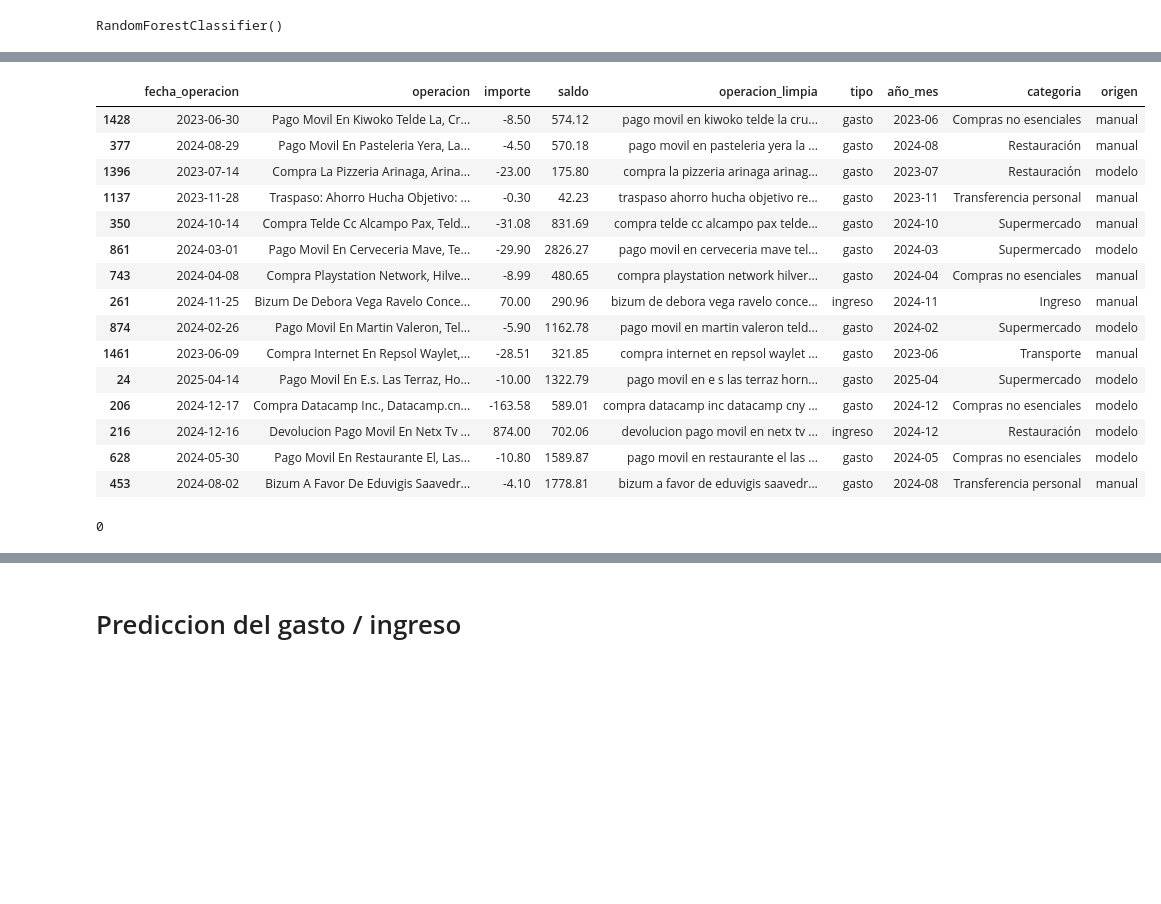
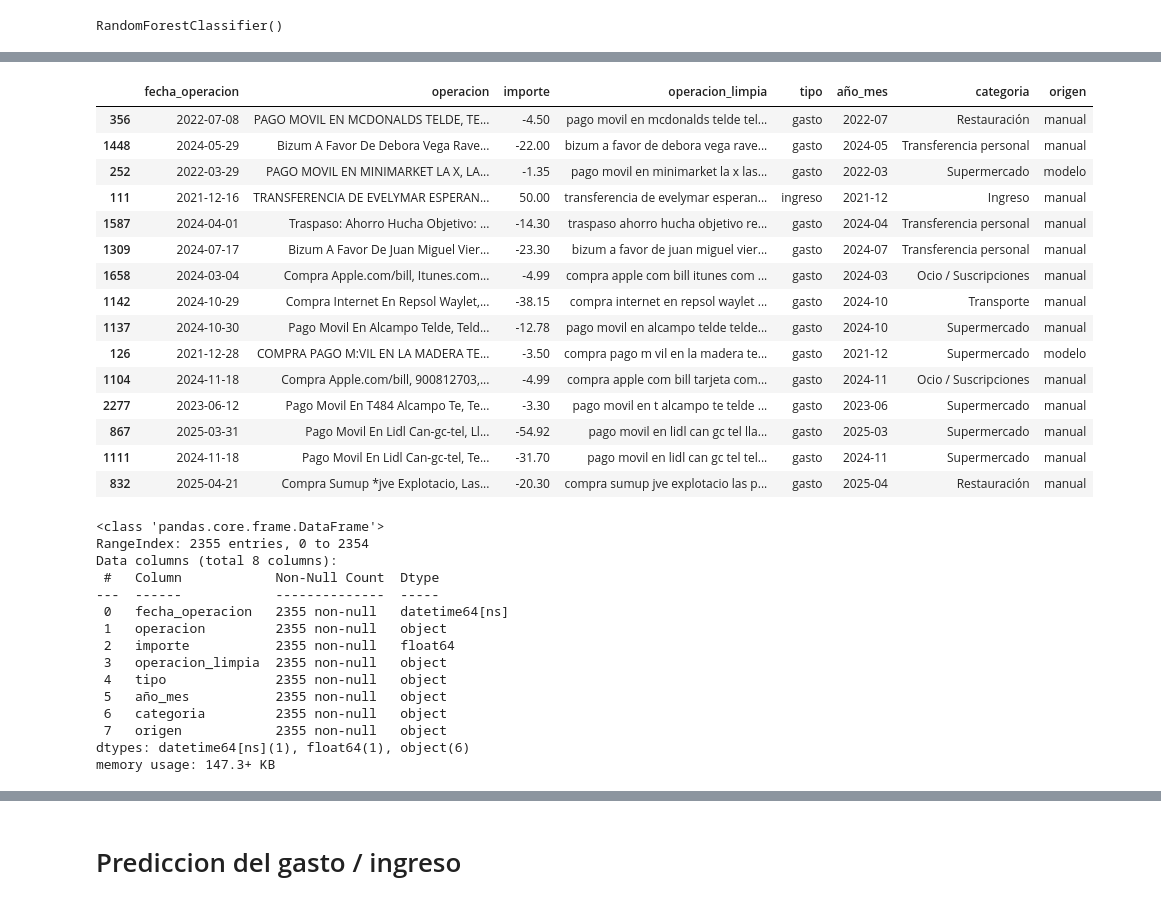
Before and after one commit to Ogomez07/Proyecto_TFM, a Jupyter notebook: preaparacion_datos.ipynb, the cells around one changed output, grey strips where cells are left out. Cells and saved outputs as stored; diff of their text form; code cells hidden in the pictures; blank space fills up the shorter version.

```diff
--- a/preaparacion_datos.ipynb
+++ b/preaparacion_datos.ipynb
@@ -345,7 +366,7 @@ def clasificar_por_reglas(texto):
 
     # Veterinario
     if 'el corral' in texto:
-        return 'Veterinario'
+        return 'Facturas'
 
     # Supermercado
     supermercado = ['mercadona', 'aldi', 'lidl', 'hiperdino', 'carrefour', 'alcampo', 'farmacia']
@@ -538,30 +558,46 @@ memory usage: 54.6+ KB
 # %%
 # 4. Actualizar el DataFrame original usando índices
 df_categorias.loc[df_sin_etiquetar.index, 'categoria'] = df_sin_etiquetar['categoria_predicha'].values
 
 # 5. Añadir columna origen
 df_categorias['origen'] = 'manual'
 df_categorias.loc[df_sin_etiquetar.index, 'origen'] = 'modelo'
 display(df_categorias.sample(15))
 df_categorias[df_categorias['categoria'] == 'Sin categorizar'].shape[0]
+
+df_categorias.info()
 # %% [output]
-|  | fecha_operacion | operacion | importe | saldo | operacion_limpia | tipo | año_mes | categoria | origen |
-| 1428 | 2023-06-30 | Pago Movil En Kiwoko Telde La, Cr... | -8.50 | 574.12 | pago movil en kiwoko telde la cru... | gasto | 2023-06 | Compras no esenciales | manual |
-| 377 | 2024-08-29 | Pago Movil En Pasteleria Yera, La... | -4.50 | 570.18 | pago movil en pasteleria yera la ... | gasto | 2024-08 | Restauración | manual |
-| 1396 | 2023-07-14 | Compra La Pizzeria Arinaga, Arina... | -23.00 | 175.80 | compra la pizzeria arinaga arinag... | gasto | 2023-07 | Restauración | modelo |
-| 1137 | 2023-11-28 | Traspaso: Ahorro Hucha Objetivo: ... | -0.30 | 42.23 | traspaso ahorro hucha objetivo re... | gasto | 2023-11 | Transferencia personal | manual |
-| 350 | 2024-10-14 | Compra Telde Cc Alcampo Pax, Teld... | -31.08 | 831.69 | compra telde cc alcampo pax telde... | gasto | 2024-10 | Supermercado | manual |
-| 861 | 2024-03-01 | Pago Movil En Cerveceria Mave, Te... | -29.90 | 2826.27 | pago movil en cerveceria mave tel... | gasto | 2024-03 | Supermercado | modelo |
-| 743 | 2024-04-08 | Compra Playstation Network, Hilve... | -8.99 | 480.65 | compra playstation network hilver... | gasto | 2024-04 | Compras no esenciales | manual |
-| 261 | 2024-11-25 | Bizum De Debora Vega Ravelo Conce... | 70.00 | 290.96 | bizum de debora vega ravelo conce... | ingreso | 2024-11 | Ingreso | manual |
-| 874 | 2024-02-26 | Pago Movil En Martin Valeron, Tel... | -5.90 | 1162.78 | pago movil en martin valeron teld... | gasto | 2024-02 | Supermercado | modelo |
-| 1461 | 2023-06-09 | Compra Internet En Repsol Waylet,... | -28.51 | 321.85 | compra internet en repsol waylet ... | gasto | 2023-06 | Transporte | manual |
-| 24 | 2025-04-14 | Pago Movil En E.s. Las Terraz, Ho... | -10.00 | 1322.79 | pago movil en e s las terraz horn... | gasto | 2025-04 | Supermercado | modelo |
-| 206 | 2024-12-17 | Compra Datacamp Inc., Datacamp.cn... | -163.58 | 589.01 | compra datacamp inc datacamp cny ... | gasto | 2024-12 | Compras no esenciales | modelo |
-| 216 | 2024-12-16 | Devolucion Pago Movil En Netx Tv ... | 874.00 | 702.06 | devolucion pago movil en netx tv ... | ingreso | 2024-12 | Restauración | modelo |
-| 628 | 2024-05-30 | Pago Movil En Restaurante El, Las... | -10.80 | 1589.87 | pago movil en restaurante el las ... | gasto | 2024-05 | Compras no esenciales | modelo |
-| 453 | 2024-08-02 | Bizum A Favor De Eduvigis Saavedr... | -4.10 | 1778.81 | bizum a favor de eduvigis saavedr... | gasto | 2024-08 | Transferencia personal | manual |
+|  | fecha_operacion | operacion | importe | operacion_limpia | tipo | año_mes | categoria | origen |
+| 356 | 2022-07-08 | PAGO MOVIL EN MCDONALDS TELDE, TE... | -4.50 | pago movil en mcdonalds telde tel... | gasto | 2022-07 | Restauración | manual |
+| 1448 | 2024-05-29 | Bizum A Favor De Debora Vega Rave... | -22.00 | bizum a favor de debora vega rave... | gasto | 2024-05 | Transferencia personal | manual |
+| 252 | 2022-03-29 | PAGO MOVIL EN MINIMARKET LA X, LA... | -1.35 | pago movil en minimarket la x las... | gasto | 2022-03 | Supermercado | modelo |
+| 111 | 2021-12-16 | TRANSFERENCIA DE EVELYMAR ESPERAN... | 50.00 | transferencia de evelymar esperan... | ingreso | 2021-12 | Ingreso | manual |
+| 1587 | 2024-04-01 | Traspaso: Ahorro Hucha Objetivo: ... | -14.30 | traspaso ahorro hucha objetivo re... | gasto | 2024-04 | Transferencia personal | manual |
+| 1309 | 2024-07-17 | Bizum A Favor De Juan Miguel Vier... | -23.30 | bizum a favor de juan miguel vier... | gasto | 2024-07 | Transferencia personal | manual |
+| 1658 | 2024-03-04 | Compra Apple.com/bill, Itunes.com... | -4.99 | compra apple com bill itunes com ... | gasto | 2024-03 | Ocio / Suscripciones | manual |
+| 1142 | 2024-10-29 | Compra Internet En Repsol Waylet,... | -38.15 | compra internet en repsol waylet ... | gasto | 2024-10 | Transporte | manual |
+| 1137 | 2024-10-30 | Pago Movil En Alcampo Telde, Teld... | -12.78 | pago movil en alcampo telde telde... | gasto | 2024-10 | Supermercado | manual |
+| 126 | 2021-12-28 | COMPRA PAGO M:VIL EN LA MADERA TE... | -3.50 | compra pago m vil en la madera te... | gasto | 2021-12 | Supermercado | modelo |
+| 1104 | 2024-11-18 | Compra Apple.com/bill, 900812703,... | -4.99 | compra apple com bill tarjeta com... | gasto | 2024-11 | Ocio / Suscripciones | manual |
+| 2277 | 2023-06-12 | Pago Movil En T484 Alcampo Te, Te... | -3.30 | pago movil en t alcampo te telde ... | gasto | 2023-06 | Supermercado | manual |
+| 867 | 2025-03-31 | Pago Movil En Lidl Can-gc-tel, Ll... | -54.92 | pago movil en lidl can gc tel lla... | gasto | 2025-03 | Supermercado | manual |
+| 1111 | 2024-11-18 | Pago Movil En Lidl Can-gc-tel, Te... | -31.70 | pago movil en lidl can gc tel tel... | gasto | 2024-11 | Supermercado | manual |
+| 832 | 2025-04-21 | Compra Sumup *jve Explotacio, Las... | -20.30 | compra sumup jve explotacio las p... | gasto | 2025-04 | Restauración | manual |
-0
+<class 'pandas.core.frame.DataFrame'>
+RangeIndex: 2355 entries, 0 to 2354
+Data columns (total 8 columns):
+ #   Column            Non-Null Count  Dtype
+---  ------            --------------  -----
+ 0   fecha_operacion   2355 non-null   datetime64[ns]
+ 1   operacion         2355 non-null   object
+ 2   importe           2355 non-null   float64
+ 3   operacion_limpia  2355 non-null   object
+ 4   tipo              2355 non-null   object
+ 5   año_mes           2355 non-null   object
+ 6   categoria         2355 non-null   object
+ 7   origen            2355 non-null   object
+dtypes: datetime64[ns](1), float64(1), object(6)
+memory usage: 147.3+ KB
 # %%
 # df_categorias.to_csv("Movimientos_categorizados.csv", index=False)
 # %%
```
Also changed, not shown: parts of 23 cells of this notebook, 3 other files.
